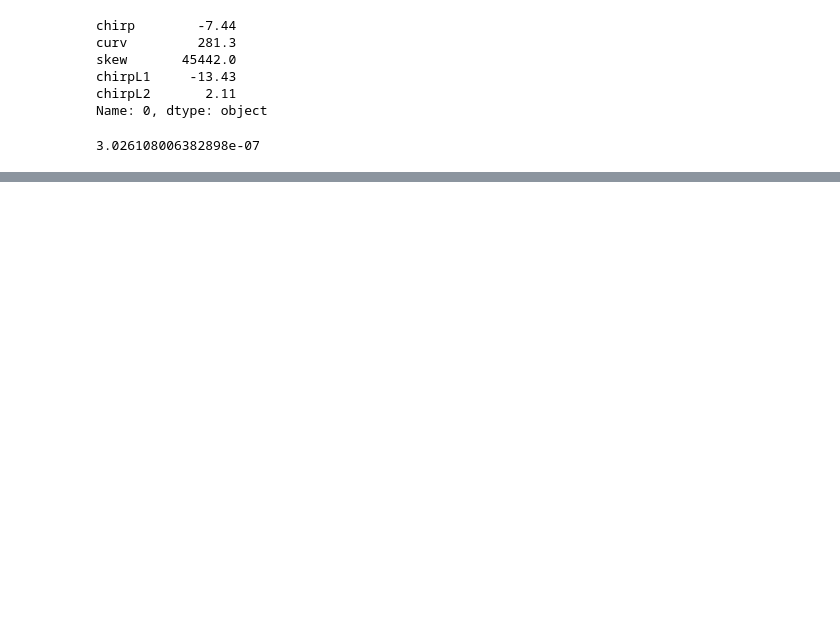
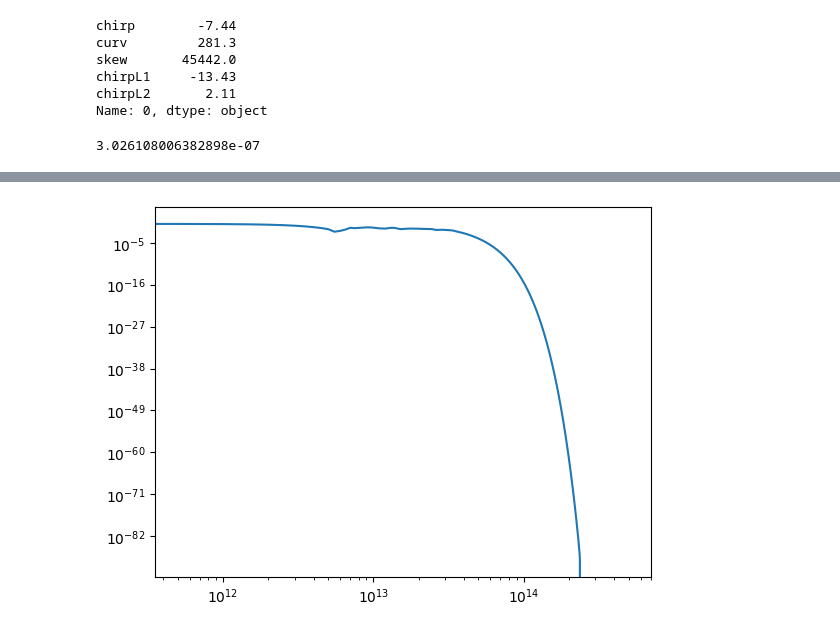
Before and after one commit to jank324/spectral-vd-euxfel, a Jupyter notebook: new_data.ipynb, the cells around one changed output, grey strips where cells are left out. Cells and saved outputs as stored; diff of their text form; code cells hidden in the pictures; blank space fills up the shorter version.

```diff
--- a/new_data.ipynb
+++ b/new_data.ipynb
@@ -33,0 +90,8 @@ plt.show()
+# %%
+frequencies, formfactor = current2formfactor(ss, currents, grating="high", clean=True)
+
+plt.plot(frequencies, formfactor)
+plt.loglog()
+plt.show()
+# %% [output]
+[figure, added]
```
Also changed, not shown: parts of 6 cells of this notebook.
